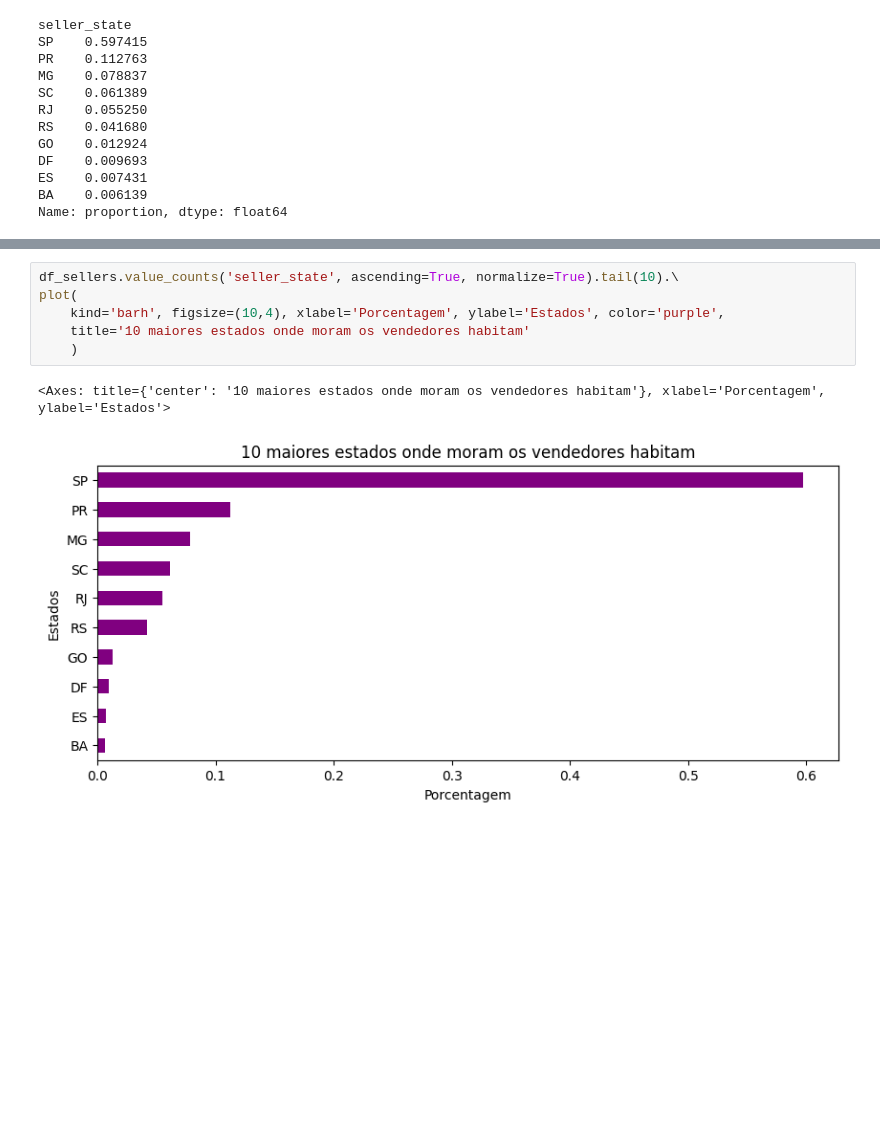
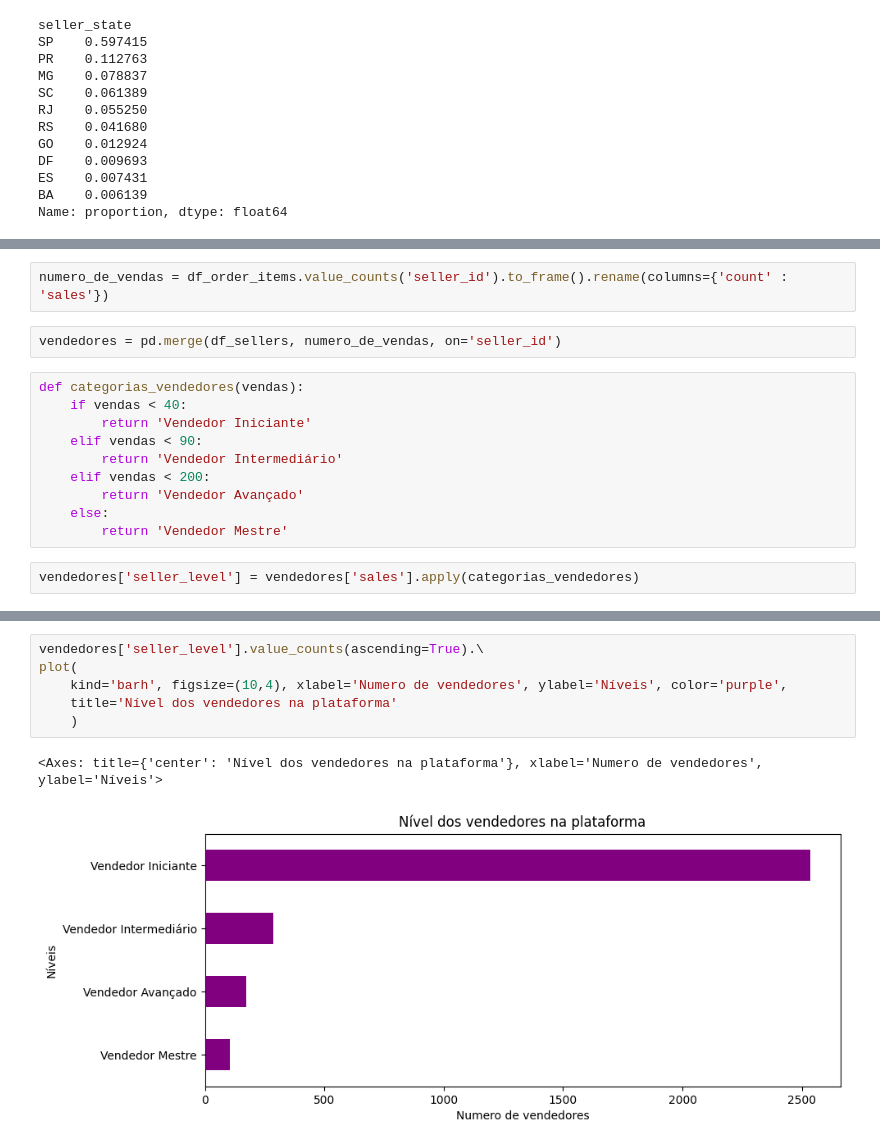
Before and after one commit to OtavioSotnas/Project-Pandas, a Jupyter notebook: src/analise_otavio.ipynb, the cells around one changed output, grey strips where cells are left out. Cells and saved outputs as stored; diff of their text form; blank space fills up the shorter version.

```diff
--- a/src/analise_otavio.ipynb
+++ b/src/analise_otavio.ipynb
@@ -193,0 +211,16 @@ Name: proportion, dtype: float64
+# %%
+numero_de_vendas = df_order_items.value_counts('seller_id').to_frame().rename(columns={'count' : 'sales'})
+# %%
+vendedores = pd.merge(df_sellers, numero_de_vendas, on='seller_id')
+# %%
+def categorias_vendedores(vendas):
+    if vendas < 40:
+        return 'Vendedor Iniciante'
+    elif vendas < 90:
+        return 'Vendedor Intermediário'
+    elif vendas < 200:
+        return 'Vendedor Avançado'
+    else:
+        return 'Vendedor Mestre'
+# %%
+vendedores['seller_level'] = vendedores['sales'].apply(categorias_vendedores)
@@ -194,9 +241,9 @@ Name: proportion, dtype: float64
 # %%
-df_sellers.value_counts('seller_state', ascending=True, normalize=True).tail(10).\
+vendedores['seller_level'].value_counts(ascending=True).\
 plot(
-    kind='barh', figsize=(10,4), xlabel='Porcentagem', ylabel='Estados', color='purple',
-    title='10 maiores estados onde moram os vendedores habitam'
+    kind='barh', figsize=(10,4), xlabel='Numero de vendedores', ylabel='Níveis', color='purple',
+    title='Nível dos vendedores na plataforma'
     )
 # %% [output]
-<Axes: title={'center': '10 maiores estados onde moram os vendedores habitam'}, xlabel='Porcentagem', ylabel='Estados'>
+<Axes: title={'center': 'Nível dos vendedores na plataforma'}, xlabel='Numero de vendedores', ylabel='Níveis'>
-[figure, old version]
+[figure, new version]
```
Also changed, not shown: parts of 18 cells of this notebook.
